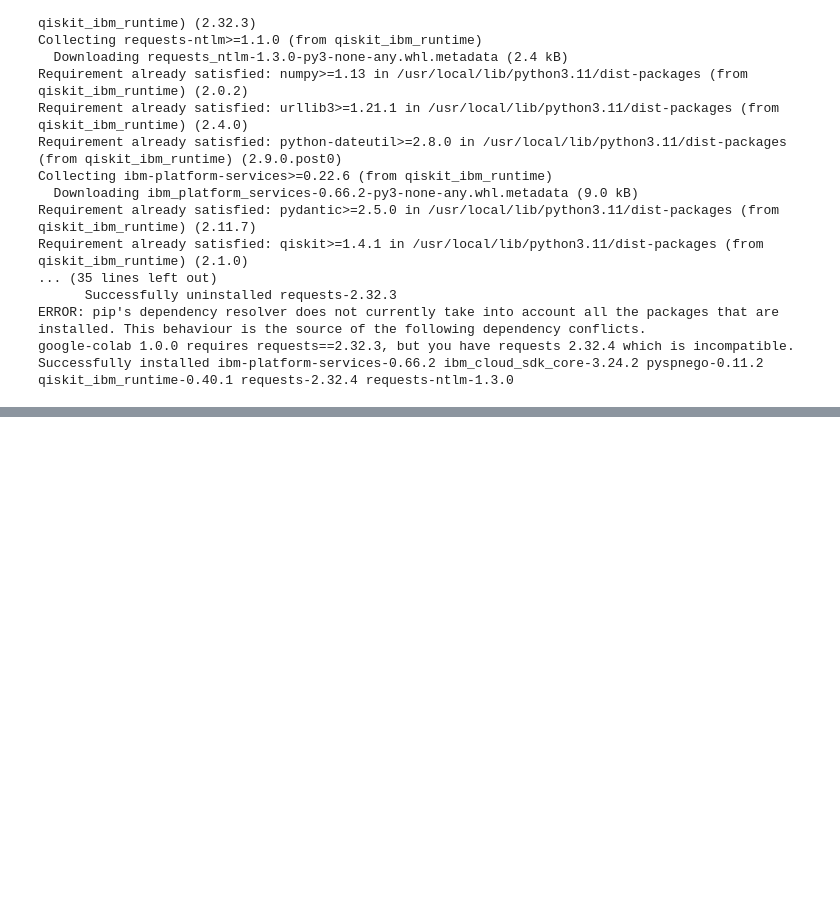
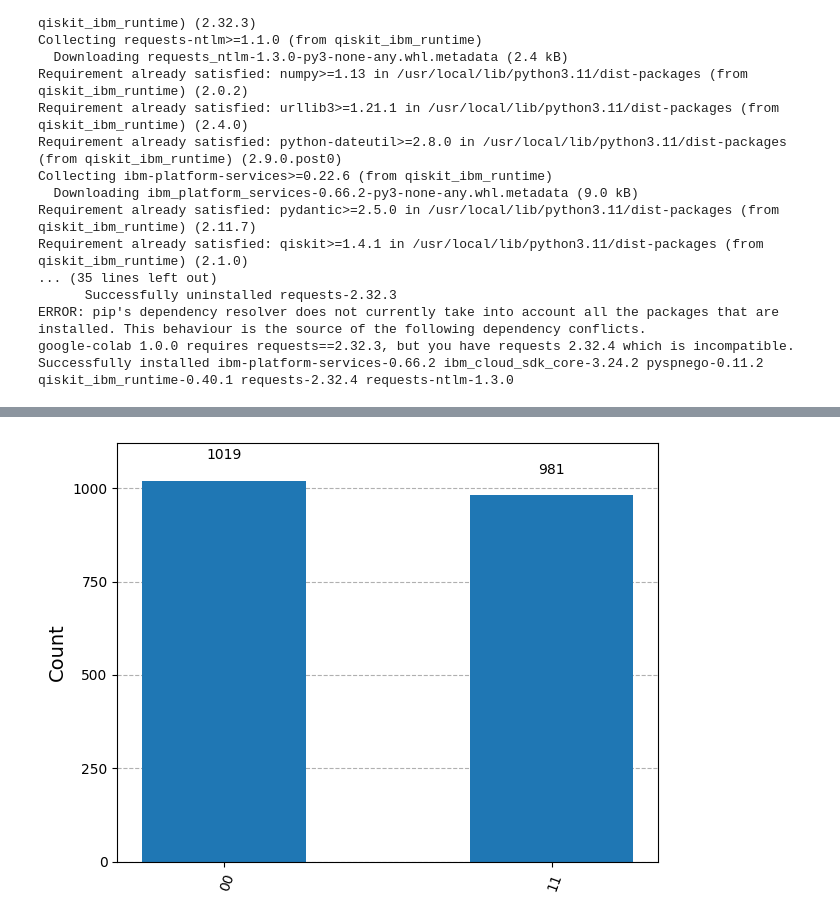
Before and after one commit to heartdevil1/Quantum-computing, a Jupyter notebook: Quantum_computing.ipynb, the cells around one changed output, grey strips where cells are left out. Saved outputs shown, nothing was run; the diff lists cells and outputs as text; code cells hidden in the pictures; blank space fills up the shorter version.

```diff
--- a/Quantum_computing.ipynb
+++ b/Quantum_computing.ipynb
@@ -105,0 +130,7 @@ Successfully installed ibm-platform-services-0.66.2 ibm_cloud_sdk_core-3.24.2 py
+# %%
+backend = AerSimulator()
+result = backend.run(qc, shots=2000).result()
+counts = result.get_counts()
+plot_histogram(counts)
+# %% [output]
+[figure, added]
```
Also changed, not shown: parts of 7 cells of this notebook.
